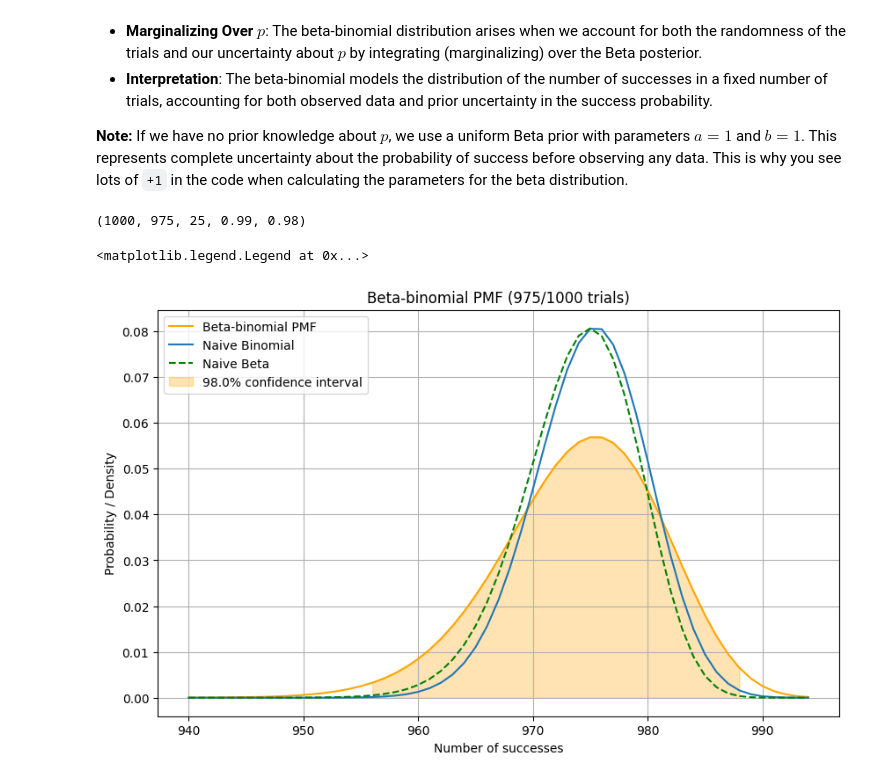
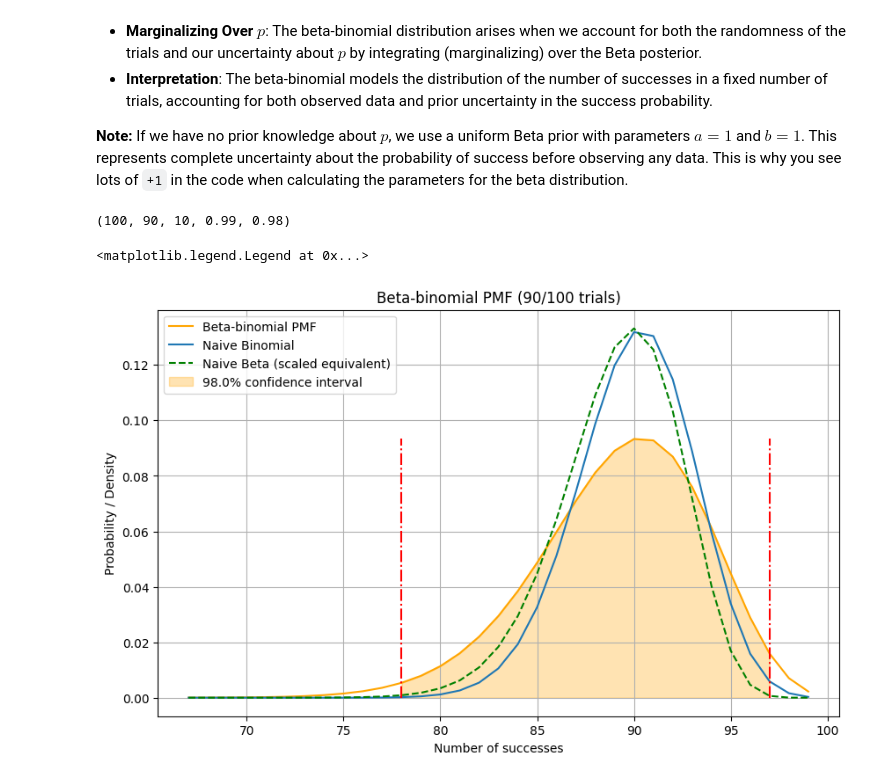
Before and after one commit to jlucas-oqc/playgound, a Jupyter notebook: beta_bin.ipynb, the cells around one changed output. Saved outputs shown, nothing was run; the diff lists cells and outputs as text; code cells hidden in the pictures.

Commit message:
docs: Plot tweaking

```diff
--- a/beta_bin.ipynb
+++ b/beta_bin.ipynb
@@ -27,7 +27,7 @@ from scipy.stats import betabinom, beta, binom
 from scipy.optimize import root_scalar
 import matplotlib.pyplot as plt
 # %%
-n, a = 1000, 975  # 1000 trials, 975 successes
+n, a = 100, 90  # 1000 trials, 950 successes
 
 conf_lim_1tail = 0.99  # confidence limit for 1-tailed test (e.g., upper bound on expected successes)
 conf_lim_2tail = (
@@ -37,40 +37,40 @@ conf_lim_2tail = (
 b = n - a  # calculate number of failures
 n, a, b, conf_lim_1tail, conf_lim_2tail
 # %% [output]
-(1000, 975, 25, 0.99, 0.98)
+(100, 90, 10, 0.99, 0.98)
 # %%
 # Show the pdf of the expected number of good measurements for a new trial, given the number of good measurements so far (a) and the number of bad measurements (b).
 # Also the 2-tail confidence interval (centered around the median)
 fig, ax = plt.subplots(1, 1, figsize=(10, 6))
 plot_width = betabinom.interval(0.9999, n, a + 1, b + 1)
 x = np.arange(*plot_width)
 pmf = betabinom.pmf(x, n, a + 1, b + 1)
 ax.plot(x, pmf, label="Beta-binomial PMF", color="orange")
 conf_int = betabinom.interval(conf_lim_2tail, n, a + 1, b + 1)
 # plot beta and binomial dists for info if necessary
 ax.plot(x, binom.pmf(x, n, a / (a + b)), label="Naive Binomial")
-ax.plot(x, beta.pdf(x / n, a + 1, b + 1) / n, label="Naive Beta", color="g", linestyle="--")
+ax.plot(x, beta.pdf(x / n, a + 1, b + 1) / n, label="Naive Beta (scaled equivalent)", color="g", linestyle="--")
 
 # Shade area under Beta-binomial PMF within confidence interval
 mask = (x >= conf_int[0]) & (x <= conf_int[1])
 ax.fill_between(x[mask], pmf[mask], color="orange", alpha=0.3, label=f"{conf_lim_2tail * 100:.1f}% confidence interval")
 
-# ax.vlines(
-#     conf_int,
-#     0,
-#     max(pmf),
-#     colors="r",
-#     linestyles="-.",
-#     # label=f"Expectation limit\n({conf_lim_2tail * 100:2.0f}% confidence)",
-# )
+ax.vlines(
+    conf_int,
+    0,
+    max(pmf),
+    colors="r",
+    linestyles="-.",
+    # label=f"Expectation limit\n({conf_lim_2tail * 100:2.0f}% confidence)",
+)
 ax.set_xlabel("Number of successes")
 ax.set_ylabel("Probability / Density")
 ax.set_title(f"Beta-binomial PMF ({a}/{n} trials)")
 ax.grid()
 ax.legend()
 # %% [output]
 <matplotlib.legend.Legend at 0x...>
-[figure, old version]
+[figure, new version]
 # %%
 # Alternatively, plot the cdf of a new trial showing the 1-tailed threshold
 step = 0.0005
```
Also changed, not shown: parts of 4 cells of this notebook.
